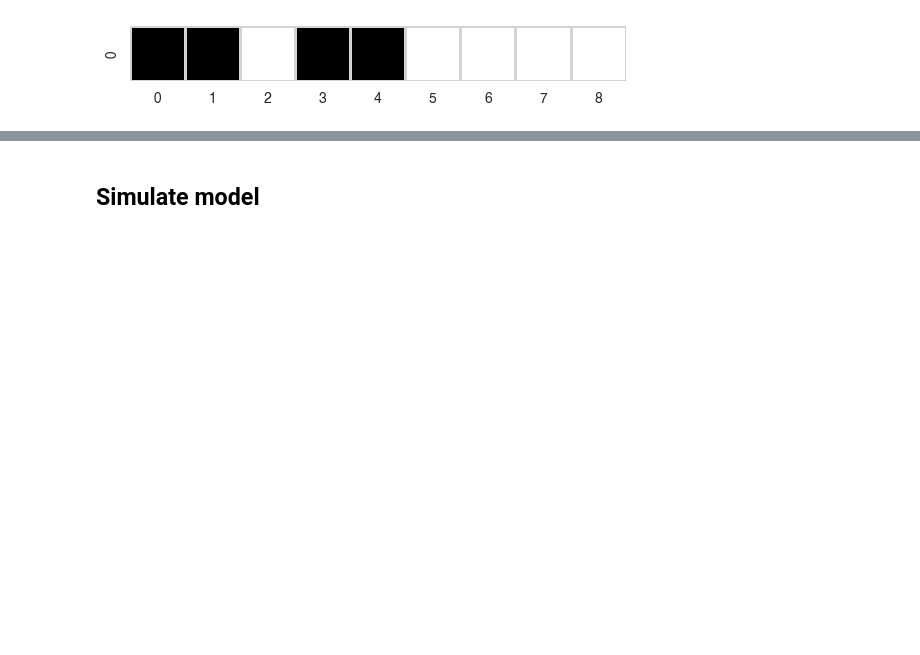
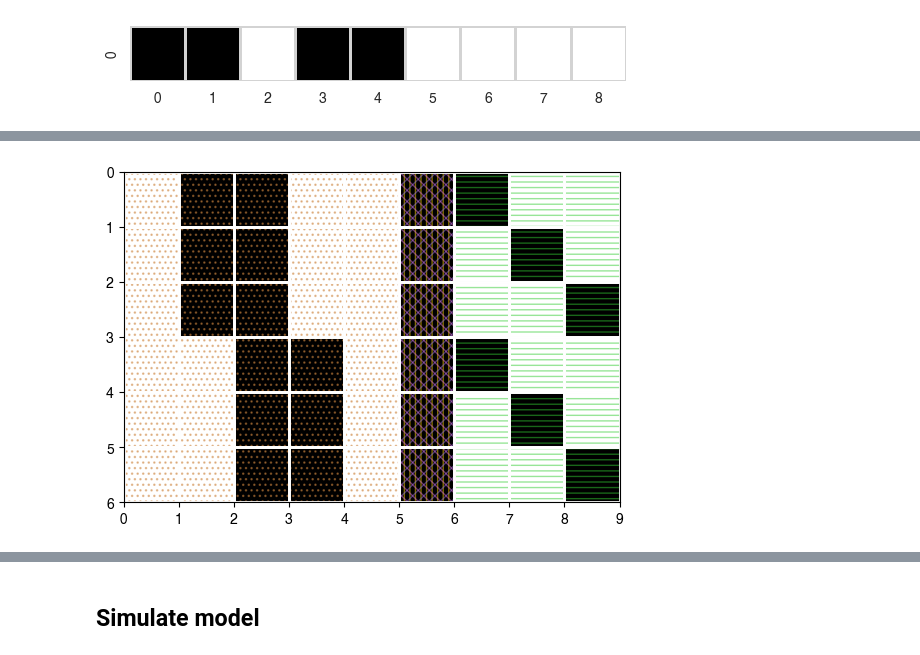
Before and after one commit to ryansmcgee/ecoevocrm, a Jupyter notebook: src/ecoevocrm/demos/hgt_testing/2023-12-19_dev_hgt.ipynb, the cells around one changed output, grey strips where cells are left out. Saved outputs shown, nothing was run; the diff lists cells and outputs as text; code cells hidden in the pictures; blank space fills up the shorter version.

```diff
--- a/src/ecoevocrm/demos/hgt_testing/2023-12-19_dev_hgt.ipynb
+++ b/src/ecoevocrm/demos/hgt_testing/2023-12-19_dev_hgt.ipynb
@@ -150,0 +165,4 @@ carrying_capacity = 1e9
+# %%
+viz.attributes_plot(system.mutant_set)
+# %% [output]
+[figure, added]
```
Also changed, not shown: parts of 18 cells of this notebook, 4 other files.
